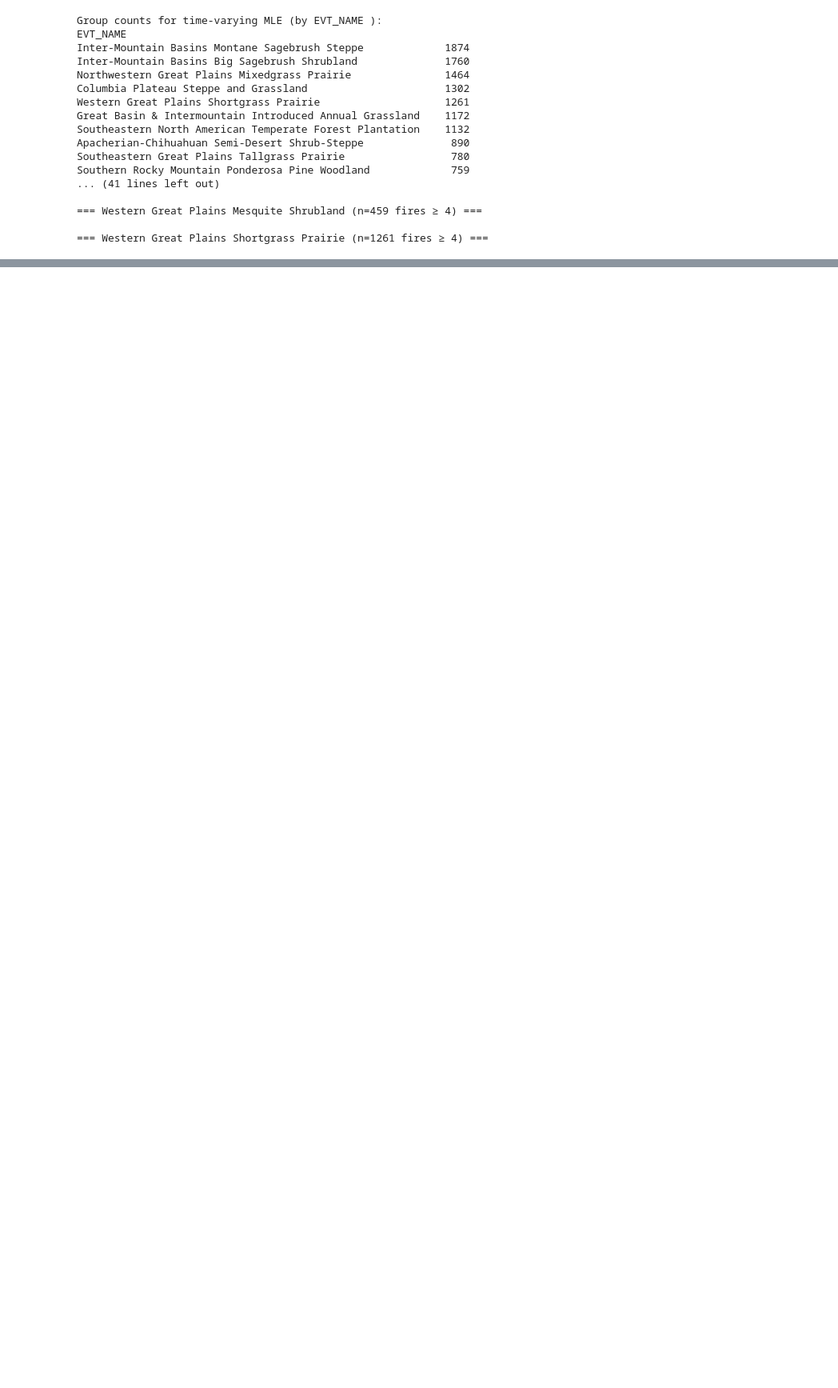
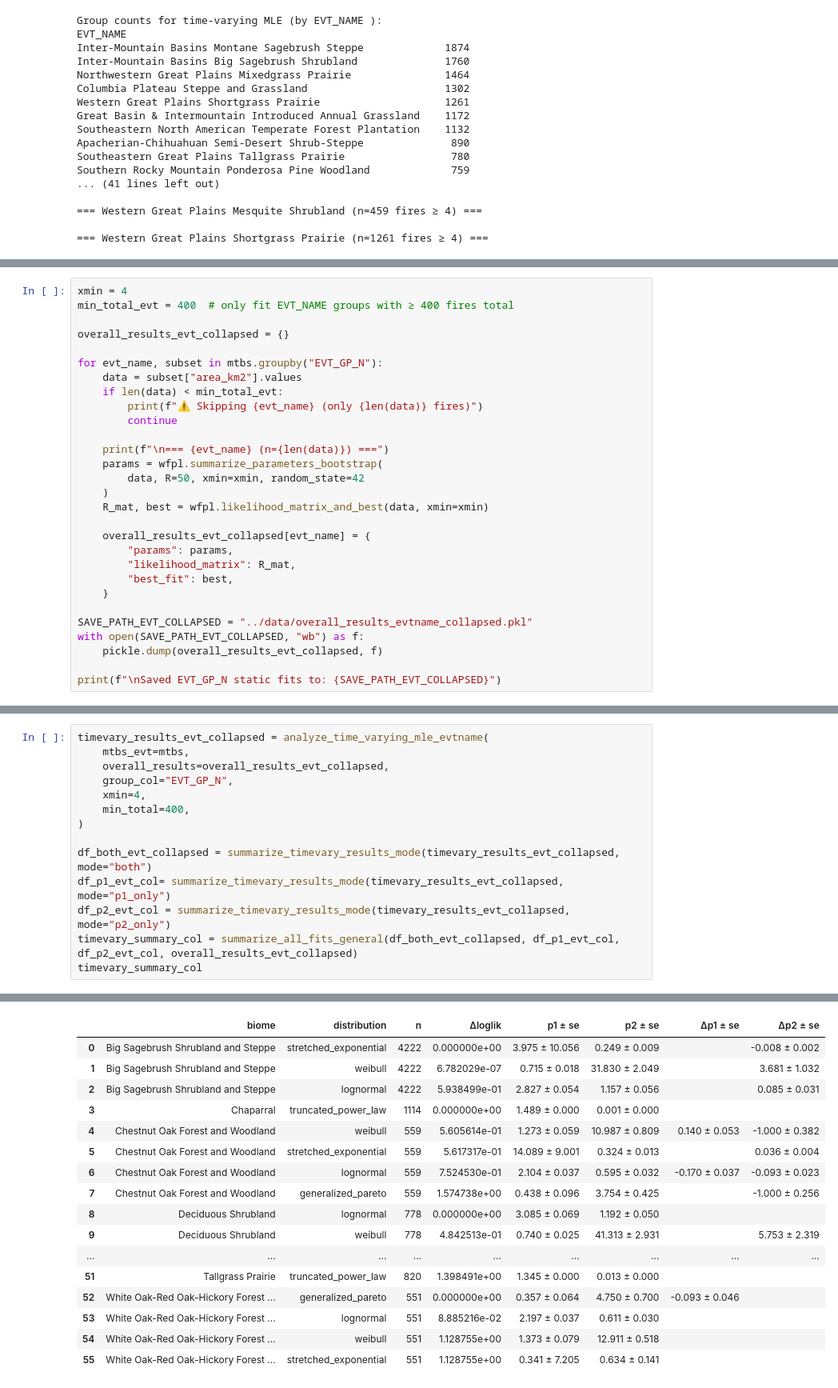
Before and after one commit to lukevonkapff/wildfire_modeling, a Jupyter notebook: notebooks/7_evt_classifier.ipynb, the cells around one changed output, grey strips where cells are left out. Shown at 80% size. Saved outputs shown, nothing was run; the diff lists cells and outputs as text; blank space fills up the shorter version.

```diff
--- a/notebooks/7_evt_classifier.ipynb
+++ b/notebooks/7_evt_classifier.ipynb
@@ -912,0 +1299,29 @@ timevary_summary
+# %%
+xmin = 4
+min_total_evt = 400  # only fit EVT_NAME groups with ≥ 400 fires total
+
+overall_results_evt_collapsed = {}
+
+for evt_name, subset in mtbs.groupby("EVT_GP_N"):
+    data = subset["area_km2"].values
+    if len(data) < min_total_evt:
+        print(f"⚠️ Skipping {evt_name} (only {len(data)} fires)")
+        continue
+
+    print(f"\n=== {evt_name} (n={len(data)}) ===")
+    params = wfpl.summarize_parameters_bootstrap(
+        data, R=50, xmin=xmin, random_state=42
+    )
+    R_mat, best = wfpl.likelihood_matrix_and_best(data, xmin=xmin)
+
+    overall_results_evt_collapsed[evt_name] = {
+        "params": params,
+        "likelihood_matrix": R_mat,
+        "best_fit": best,
+    }
+
+SAVE_PATH_EVT_COLLAPSED = "../data/overall_results_evtname_collapsed.pkl"
+with open(SAVE_PATH_EVT_COLLAPSED, "wb") as f:
+    pickle.dump(overall_results_evt_collapsed, f)
+
+print(f"\nSaved EVT_GP_N static fits to: {SAVE_PATH_EVT_COLLAPSED}")
@@ -912,0 +1346,15 @@ timevary_summary
+# %%
+timevary_results_evt_collapsed = analyze_time_varying_mle_evtname(
+    mtbs_evt=mtbs,
+    overall_results=overall_results_evt_collapsed,
+    group_col="EVT_GP_N",
+    xmin=4,
+    min_total=400,
+)
+
+df_both_evt_collapsed = summarize_timevary_results_mode(timevary_results_evt_collapsed, mode="both")
+df_p1_evt_col= summarize_timevary_results_mode(timevary_results_evt_collapsed, mode="p1_only")
+df_p2_evt_col = summarize_timevary_results_mode(timevary_results_evt_collapsed, mode="p2_only")
+timevary_summary_col = summarize_all_fits_general(df_both_evt_collapsed, df_p1_evt_col, df_p2_evt_col, overall_results_evt_collapsed)
+timevary_summary_col
+# %% [output]
@@ -912,0 +1378,17 @@ timevary_summary
+|  | biome | distribution | n | Δloglik | p1 ± se | p2 ± se | Δp1 ± se | Δp2 ± se |
+| 0 | Big Sagebrush Shrubland and Steppe | stretched_exponential | 4222 | 0.000000e+00 | 3.975 ± 10.056 | 0.249 ± 0.009 |  | -0.008 ± 0.002 |
+| 1 | Big Sagebrush Shrubland and Steppe | weibull | 4222 | 6.782029e-07 | 0.715 ± 0.018 | 31.830 ± 2.049 |  | 3.681 ± 1.032 |
+| 2 | Big Sagebrush Shrubland and Steppe | lognormal | 4222 | 5.938499e-01 | 2.827 ± 0.054 | 1.157 ± 0.056 |  | 0.085 ± 0.031 |
+| 3 | Chaparral | truncated_power_law | 1114 | 0.000000e+00 | 1.489 ± 0.000 | 0.001 ± 0.000 |  |  |
+| 4 | Chestnut Oak Forest and Woodland | weibull | 559 | 5.605614e-01 | 1.273 ± 0.059 | 10.987 ± 0.809 | 0.140 ± 0.053 | -1.000 ± 0.382 |
+| 5 | Chestnut Oak Forest and Woodland | stretched_exponential | 559 | 5.617317e-01 | 14.089 ± 9.001 | 0.324 ± 0.013 |  | 0.036 ± 0.004 |
+| 6 | Chestnut Oak Forest and Woodland | lognormal | 559 | 7.524530e-01 | 2.104 ± 0.037 | 0.595 ± 0.032 | -0.170 ± 0.037 | -0.093 ± 0.023 |
+| 7 | Chestnut Oak Forest and Woodland | generalized_pareto | 559 | 1.574738e+00 | 0.438 ± 0.096 | 3.754 ± 0.425 |  | -1.000 ± 0.256 |
+| 8 | Deciduous Shrubland | lognormal | 778 | 0.000000e+00 | 3.085 ± 0.069 | 1.192 ± 0.050 |  |  |
+| 9 | Deciduous Shrubland | weibull | 778 | 4.842513e-01 | 0.740 ± 0.025 | 41.313 ± 2.931 |  | 5.753 ± 2.319 |
+| ... | ... | ... | ... | ... | ... | ... | ... | ... |
+| 51 | Tallgrass Prairie | truncated_power_law | 820 | 1.398491e+00 | 1.345 ± 0.000 | 0.013 ± 0.000 |  |  |
+| 52 | White Oak-Red Oak-Hickory Forest ... | generalized_pareto | 551 | 0.000000e+00 | 0.357 ± 0.064 | 4.750 ± 0.700 | -0.093 ± 0.046 |  |
+| 53 | White Oak-Red Oak-Hickory Forest ... | lognormal | 551 | 8.885216e-02 | 2.197 ± 0.037 | 0.611 ± 0.030 |  |  |
+| 54 | White Oak-Red Oak-Hickory Forest ... | weibull | 551 | 1.128755e+00 | 1.373 ± 0.079 | 12.911 ± 0.518 |  |  |
+| 55 | White Oak-Red Oak-Hickory Forest ... | stretched_exponential | 551 | 1.128755e+00 | 0.341 ± 7.205 | 0.634 ± 0.141 |  |  |
```
Also changed, not shown: parts of 11 cells of this notebook, 2 other files.
